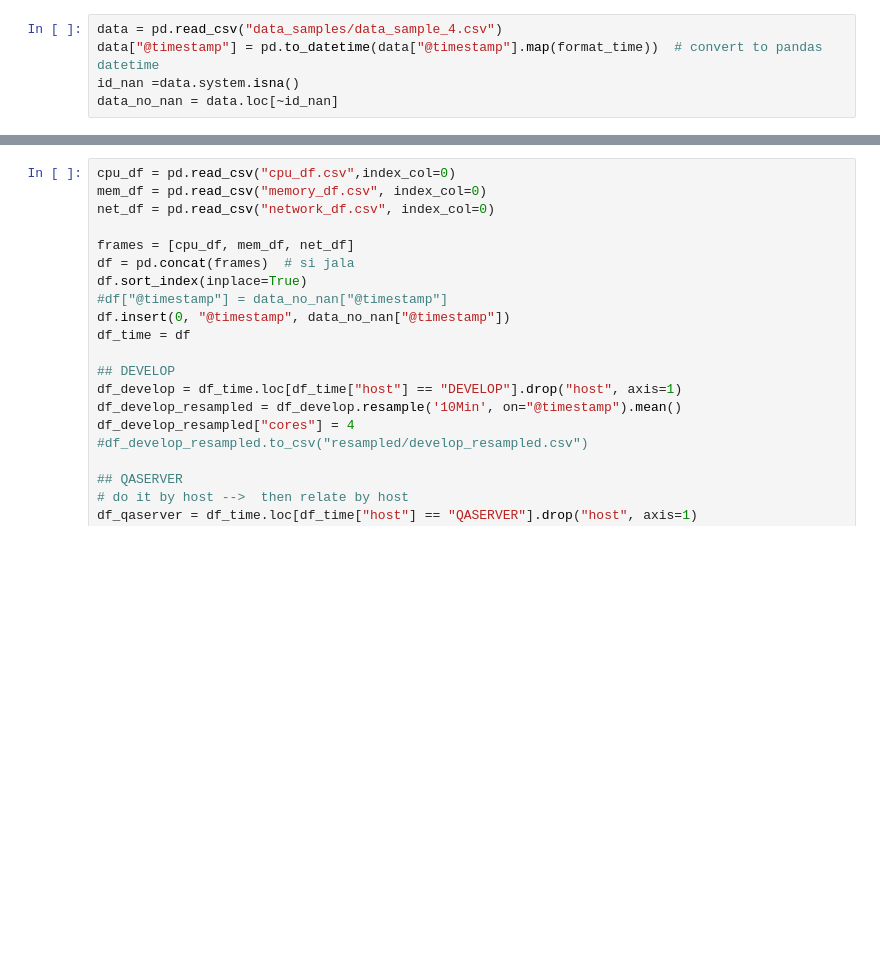
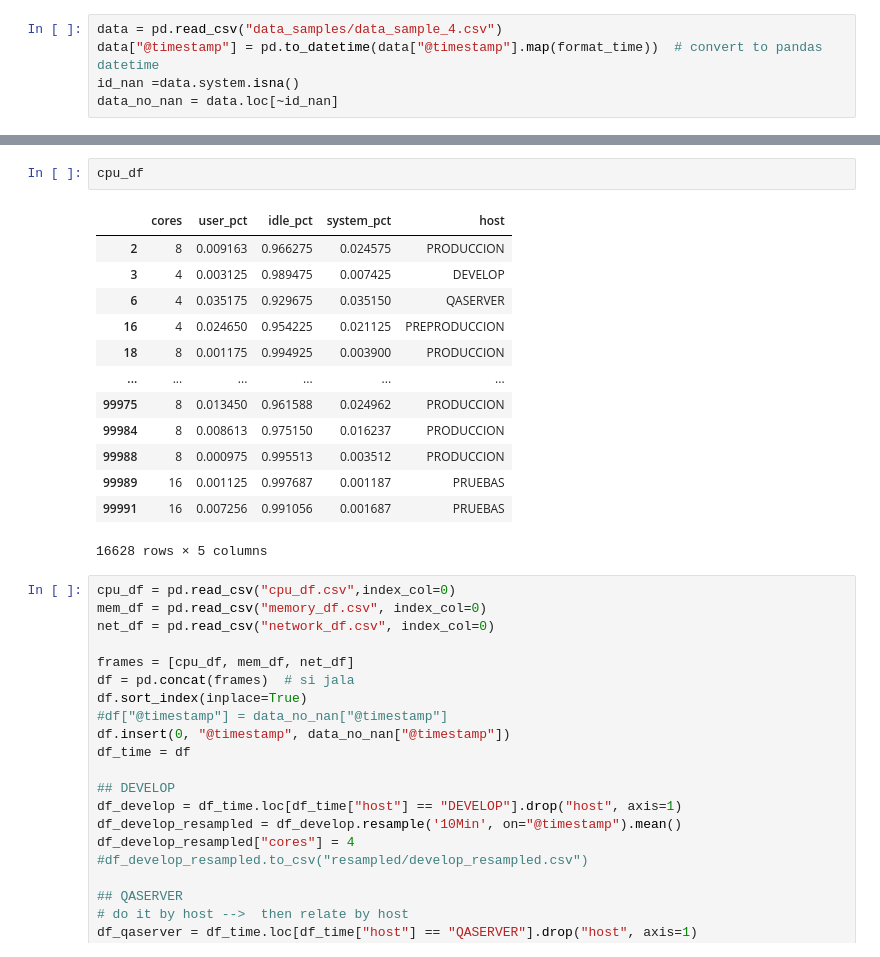
Before and after one commit to ModifiedBear/DSC-Datathon, a Jupyter notebook: resample_time.ipynb, the cells around one changed output, grey strips where cells are left out. Saved outputs shown, nothing was run; the diff lists cells and outputs as text; blank space fills up the shorter version.

```diff
--- a/resample_time.ipynb
+++ b/resample_time.ipynb
@@ -23,3 +23,19 @@ hostnames
+# %%
+cpu_df
+# %% [output]
+|  | cores | user_pct | idle_pct | system_pct | host |
+| 2 | 8 | 0.009163 | 0.966275 | 0.024575 | PRODUCCION |
+| 3 | 4 | 0.003125 | 0.989475 | 0.007425 | DEVELOP |
+| 6 | 4 | 0.035175 | 0.929675 | 0.035150 | QASERVER |
+| 16 | 4 | 0.024650 | 0.954225 | 0.021125 | PREPRODUCCION |
+| 18 | 8 | 0.001175 | 0.994925 | 0.003900 | PRODUCCION |
+| ... | ... | ... | ... | ... | ... |
+| 99975 | 8 | 0.013450 | 0.961588 | 0.024962 | PRODUCCION |
+| 99984 | 8 | 0.008613 | 0.975150 | 0.016237 | PRODUCCION |
+| 99988 | 8 | 0.000975 | 0.995513 | 0.003512 | PRODUCCION |
+| 99989 | 16 | 0.001125 | 0.997687 | 0.001187 | PRUEBAS |
+| 99991 | 16 | 0.007256 | 0.991056 | 0.001687 | PRUEBAS |
+16628 rows × 5 columns
 # %%
 cpu_df = pd.read_csv("cpu_df.csv",index_col=0)
 mem_df = pd.read_csv("memory_df.csv", index_col=0)
```
Also changed, not shown: parts of 1 cell of this notebook, 22 other files.
